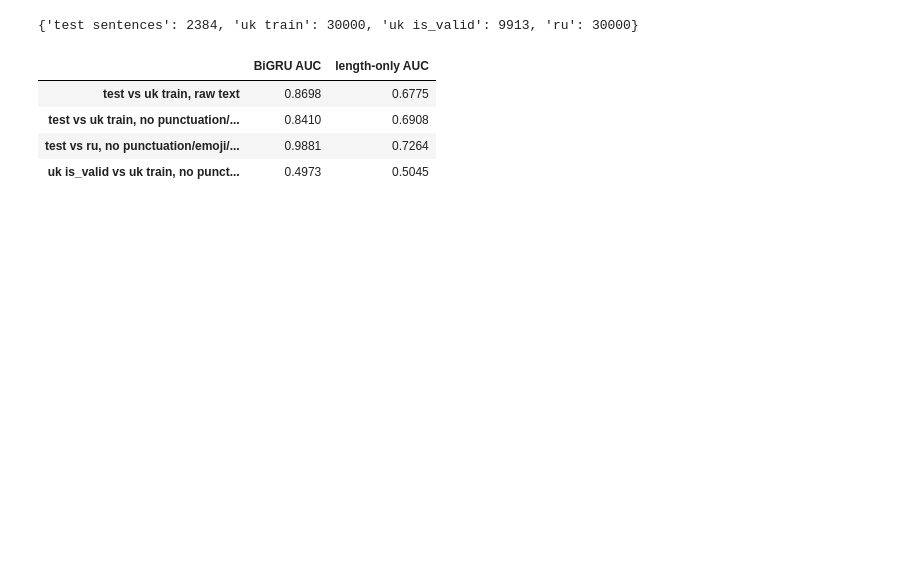
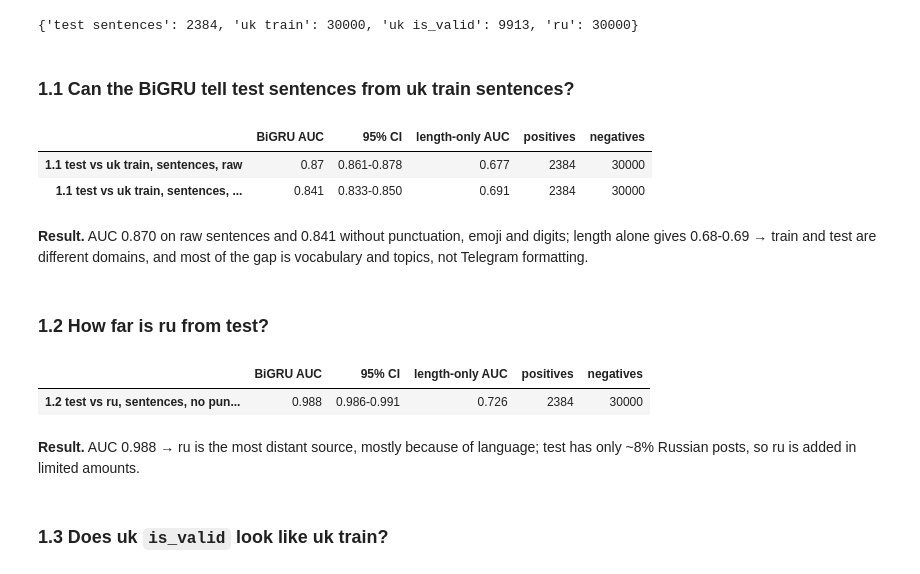
Before and after one commit to mykhailoisupov/RNN_for_NER, a Jupyter notebook: notebooks/adversarial_validation.ipynb, the cells around one changed output. Cells and saved outputs as stored; diff of their text form; code cells hidden in the pictures; blank space fills up the shorter version.

```diff
--- a/notebooks/adversarial_validation.ipynb
+++ b/notebooks/adversarial_validation.ipynb
@@ -87,28 +141,24 @@ def adversarial_oof(positive, negative, epochs=EPOCHS):
-# %%
-strip_list = lambda xs: [strip_noise(x) for x in xs]
-n_tokens = lambda xs: np.array([len(TOKEN.findall(x)) for x in xs])
-
-
-def length_only_auc(positive, negative):
-    auc = roc_auc_score(np.r_[np.ones(len(positive)), np.zeros(len(negative))], np.r_[n_tokens(positive), n_tokens(negative)])
-    return max(auc, 1 - auc)
-
-
-results, uk_scores = {}, None
-for name, positive, negative in [
-    ("test vs uk train, raw text", test_sents, uk_train),
-    ("test vs uk train, no punctuation/emoji/digits", strip_list(test_sents), strip_list(uk_train)),
-    ("test vs ru, no punctuation/emoji/digits", strip_list(test_sents), strip_list(ru_sents)),
-    ("uk is_valid vs uk train, no punctuation/emoji/digits", strip_list(uk_valid), strip_list(uk_train)),
-]:
-    oof, y = adversarial_oof(positive, negative, epochs=2 if "is_valid" in name else EPOCHS)
-    results[name] = {"BiGRU AUC": roc_auc_score(y, oof), "length-only AUC": length_only_auc(positive, negative)}
-    if name.startswith("test vs uk train, no"):
-        uk_scores, test_scores = oof[len(positive):], oof[:len(positive)]
-pd.DataFrame(results).T.round(4)
-# %% [output]
-|  | BiGRU AUC | length-only AUC |
-| test vs uk train, raw text | 0.8698 | 0.6775 |
-| test vs uk train, no punctuation/... | 0.8410 | 0.6908 |
-| test vs ru, no punctuation/emoji/... | 0.9881 | 0.7264 |
-| uk is_valid vs uk train, no punct... | 0.4973 | 0.5045 |
+# %% [markdown]
+### 1.1 Can the BiGRU tell test sentences from uk train sentences?
+# %%
+compare("1.1 test vs uk train, sentences, raw", test_sents, uk_train)
+test_scores_1, uk_scores_1 = compare("1.1 test vs uk train, sentences, no punctuation/emoji/digits", strip_list(test_sents), strip_list(uk_train))
+show("1.1 test vs uk train, sentences, raw", "1.1 test vs uk train, sentences, no punctuation/emoji/digits")
+# %% [output]
+|  | BiGRU AUC | 95% CI | length-only AUC | positives | negatives |
+| 1.1 test vs uk train, sentences, raw | 0.87 | 0.861-0.878 | 0.677 | 2384 | 30000 |
+| 1.1 test vs uk train, sentences, ... | 0.841 | 0.833-0.850 | 0.691 | 2384 | 30000 |
+# %% [markdown]
+**Result.** AUC 0.870 on raw sentences and 0.841 without punctuation, emoji and digits; length alone gives 0.68-0.69 → train and test are different domains, and most of the gap is vocabulary and topics, not Telegram formatting.
+# %% [markdown]
+### 1.2 How far is ru from test?
+# %%
+compare("1.2 test vs ru, sentences, no punctuation/emoji/digits", strip_list(test_sents), strip_list(ru_sents))
+show("1.2 test vs ru, sentences, no punctuation/emoji/digits")
+# %% [output]
+|  | BiGRU AUC | 95% CI | length-only AUC | positives | negatives |
+| 1.2 test vs ru, sentences, no pun... | 0.988 | 0.986-0.991 | 0.726 | 2384 | 30000 |
+# %% [markdown]
+**Result.** AUC 0.988 → ru is the most distant source, mostly because of language; test has only ~8% Russian posts, so ru is added in limited amounts.
+# %% [markdown]
+### 1.3 Does uk `is_valid` look like uk train?
```
Also changed, not shown: parts of 36 cells of this notebook.
